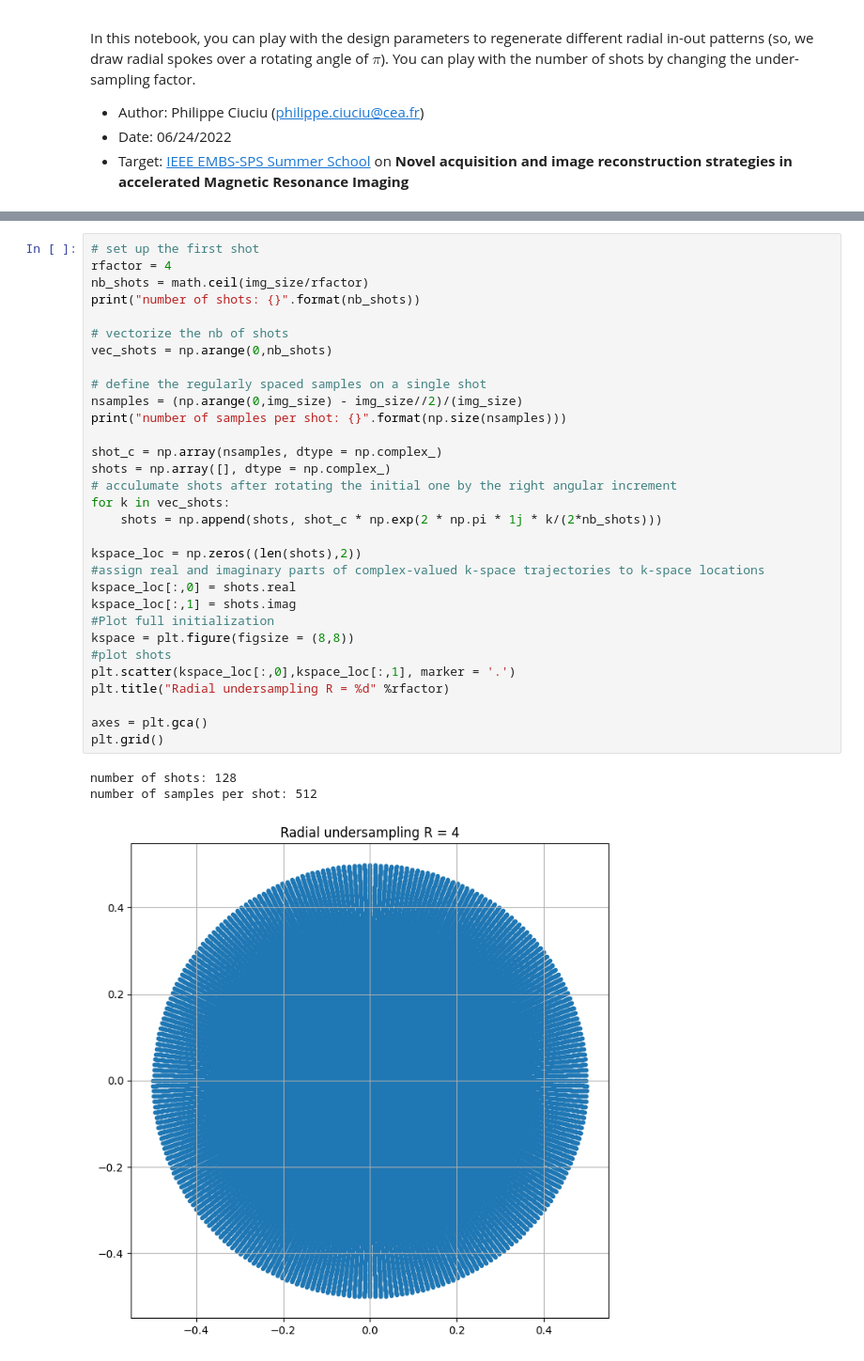
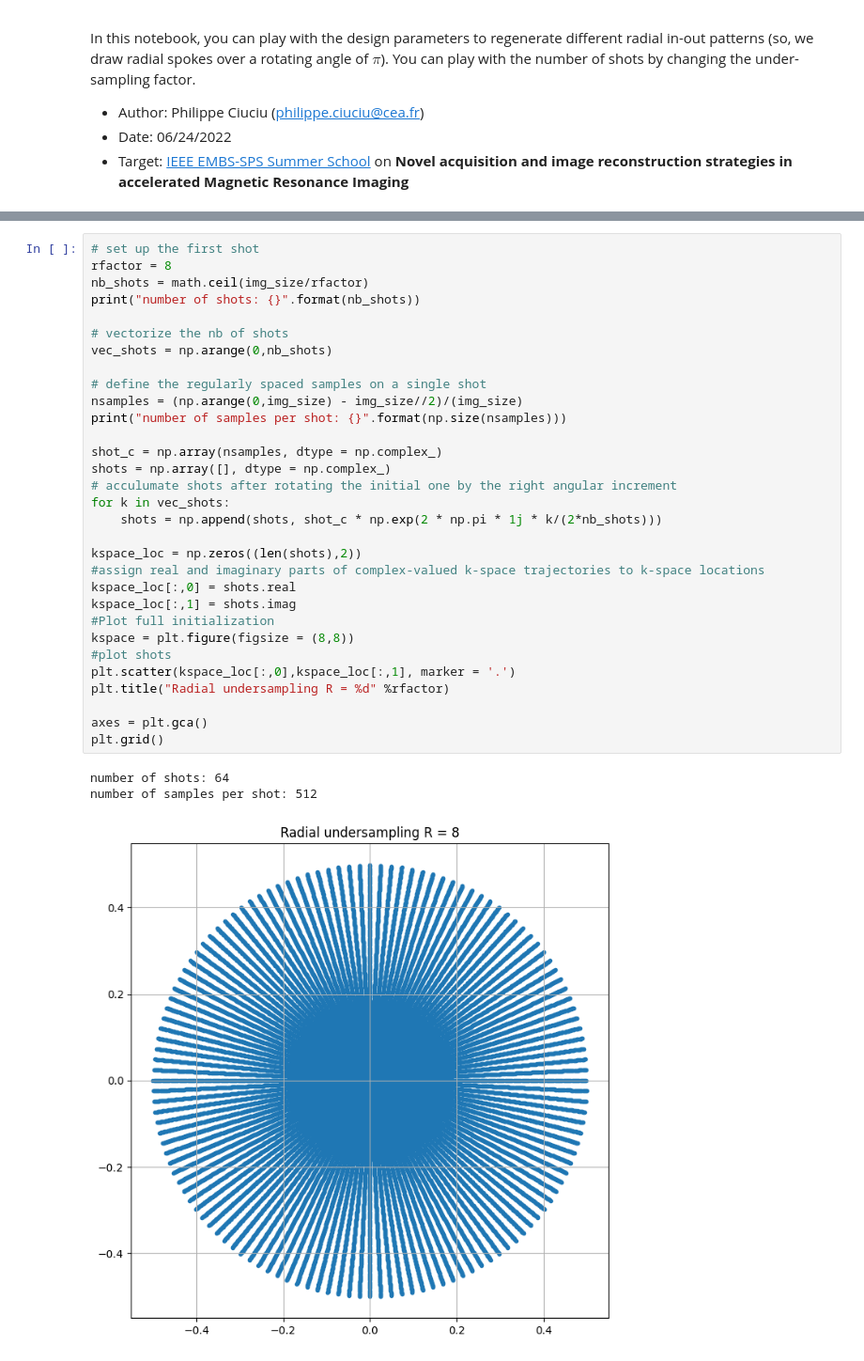
Before and after one commit to philouc/mri_acq_recon_tutorial, a Jupyter notebook: IEEE-EMBS_2022SummerSchool/05.Radial_undersampling.ipynb, the cells around one changed output, grey strips where cells are left out. Shown: that part at 94% size. Drawn from its saved outputs; the diff is of its cells as text.

```diff
--- a/IEEE-EMBS_2022SummerSchool/05.Radial_undersampling.ipynb
+++ b/IEEE-EMBS_2022SummerSchool/05.Radial_undersampling.ipynb
@@ -52,39 +53,39 @@ plt.show()
 [figure]
 # %%
 # set up the first shot
-rfactor = 4
+rfactor = 8
 nb_shots = math.ceil(img_size/rfactor)
 print("number of shots: {}".format(nb_shots))
 
 # vectorize the nb of shots
 vec_shots = np.arange(0,nb_shots)
 
 # define the regularly spaced samples on a single shot
 nsamples = (np.arange(0,img_size) - img_size//2)/(img_size)
 print("number of samples per shot: {}".format(np.size(nsamples)))
 
 shot_c = np.array(nsamples, dtype = np.complex_)
 shots = np.array([], dtype = np.complex_)
 # acculumate shots after rotating the initial one by the right angular increment
 for k in vec_shots:
     shots = np.append(shots, shot_c * np.exp(2 * np.pi * 1j * k/(2*nb_shots)))
 
 kspace_loc = np.zeros((len(shots),2))
 #assign real and imaginary parts of complex-valued k-space trajectories to k-space locations
 kspace_loc[:,0] = shots.real
 kspace_loc[:,1] = shots.imag
 #Plot full initialization
 kspace = plt.figure(figsize = (8,8))
 #plot shots
 plt.scatter(kspace_loc[:,0],kspace_loc[:,1], marker = '.')
 plt.title("Radial undersampling R = %d" %rfactor)
 
 axes = plt.gca()
 plt.grid()
 # %% [output]
-number of shots: 128
+number of shots: 64
 number of samples per shot: 512
-[figure, old version]
+[figure, new version]
 # %%
 data=convert_locations_to_mask(kspace_loc, mri_img.shape)
 #fourier_op = NonCartesianFFT(samples=kspace_loc, shape=mri_img.shape,
```
Also changed, not shown: parts of 4 cells of this notebook.
